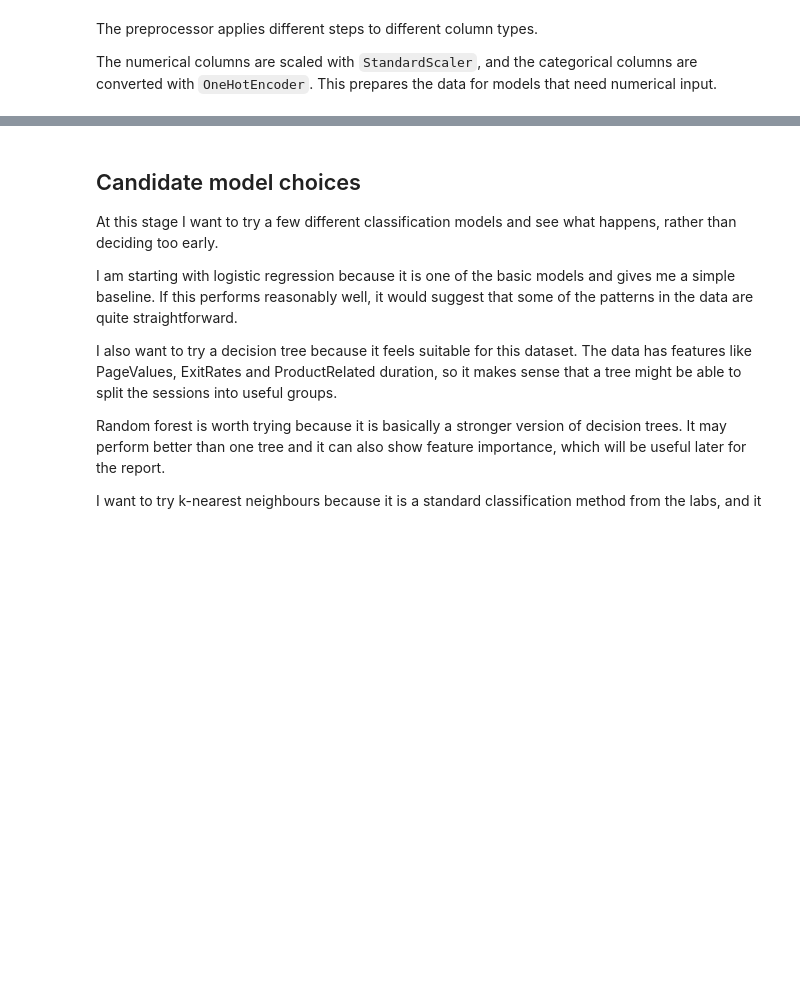
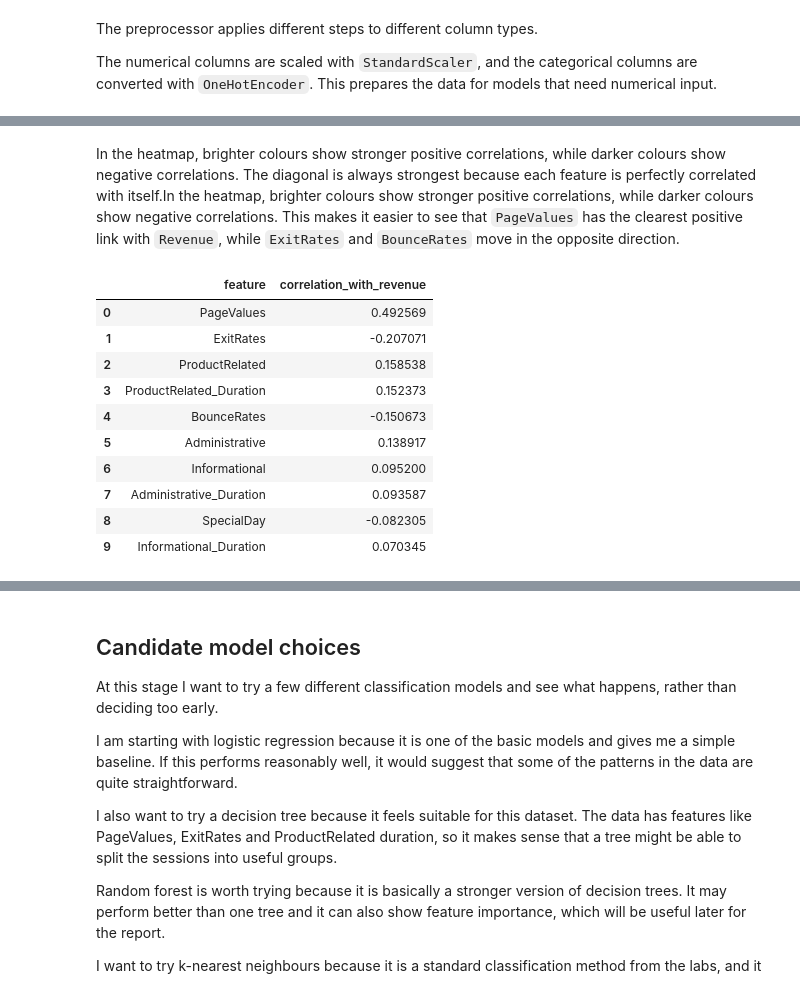
Before and after one commit to tehillabroder/online-purchase-conversion-audit, a Jupyter notebook: notebooks/aml_online_shoppers.ipynb, the cells around one changed output, grey strips where cells are left out. Drawn from its saved outputs; the diff is of its cells as text; code cells hidden in the pictures; blank space fills up the shorter version.

```diff
--- a/notebooks/aml_online_shoppers.ipynb
+++ b/notebooks/aml_online_shoppers.ipynb
@@ -346,0 +361,24 @@ The aim will not be to remove features straight away. Instead, this step will he
+# %% [markdown]
+In the heatmap, brighter colours show stronger positive correlations, while darker colours show negative correlations. The diagonal is always strongest because each feature is perfectly correlated with itself.In the heatmap, brighter colours show stronger positive correlations, while darker colours show negative correlations. This makes it easier to see that `PageValues` has the clearest positive link with `Revenue`, while `ExitRates` and `BounceRates` move in the opposite direction.
+# %%
+revenue_correlations = (
+    corr_matrix["Revenue"]
+    .drop("Revenue")
+    .sort_values(key=abs, ascending=False)
+    .reset_index()
+)
+
+revenue_correlations.columns = ["feature", "correlation_with_revenue"]
+revenue_correlations
+# %% [output]
+|  | feature | correlation_with_revenue |
+| 0 | PageValues | 0.492569 |
+| 1 | ExitRates | -0.207071 |
+| 2 | ProductRelated | 0.158538 |
+| 3 | ProductRelated_Duration | 0.152373 |
+| 4 | BounceRates | -0.150673 |
+| 5 | Administrative | 0.138917 |
+| 6 | Informational | 0.095200 |
+| 7 | Administrative_Duration | 0.093587 |
+| 8 | SpecialDay | -0.082305 |
+| 9 | Informational_Duration | 0.070345 |
```
Also changed, not shown: parts of 11 cells of this notebook.
